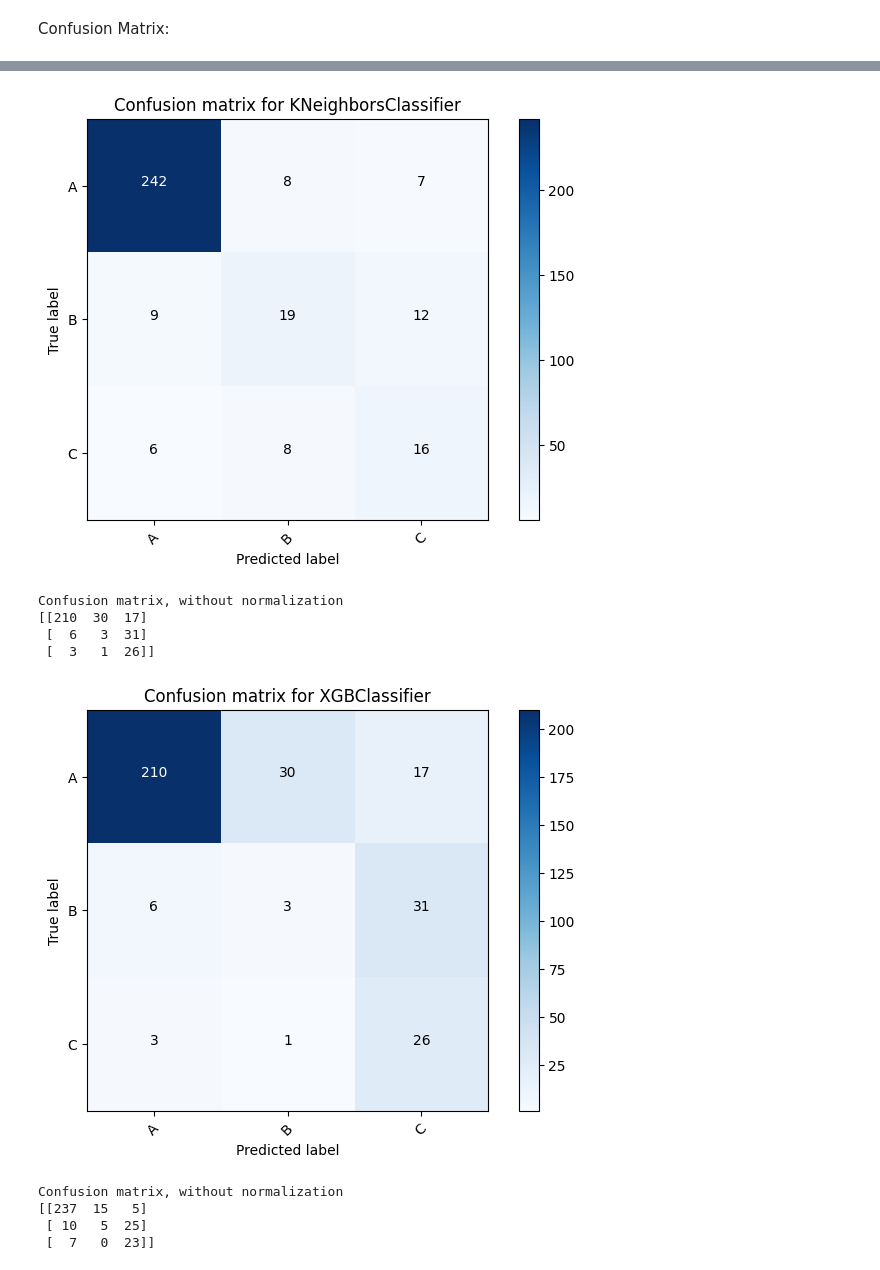
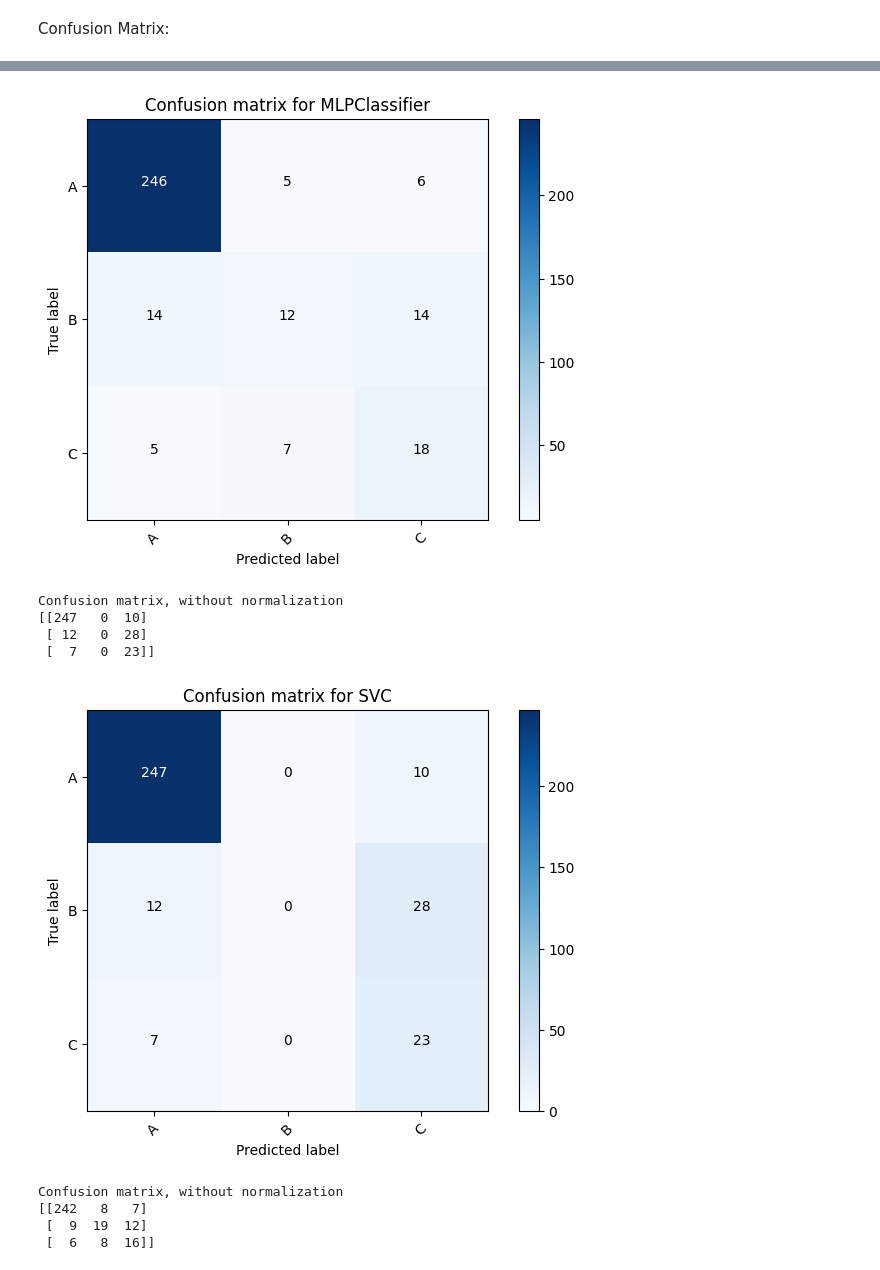
Before and after one commit to NimaFrj/Kaggle-Notebooks, a Jupyter notebook: transformer-paper.ipynb, the cells around one changed output, grey strips where cells are left out. Drawn from its saved outputs; the diff is of its cells as text; code cells hidden in the pictures.

```diff
--- a/transformer-paper.ipynb
+++ b/transformer-paper.ipynb
@@ -214,8 +203,8 @@ VotingClassifier(estimators=[('knn', KNeighborsClassifier(n_neighbors=3)),
 Here is a comparison of different models and the voting classifier.
 # %%
 from sklearn.metrics import accuracy_score
-for clf in (mlp_clf, svm_clf, #ada_clf,
-            knn_clf, xgb_clf, #nb_clf,
+for clf in (mlp_clf, svm_clf, ada_clf,
+            knn_clf, xgb_clf, rf_clf, nb_clf,
             lr_clf, voting_clf):
     clf.fit(X_train_A[useful_features], y_train_A)
     y_pred_A = clf.predict(X_test_A[useful_features])
@@ -253,0 +249,10 @@ Confusion matrix, without normalization
+# %%
+class_names = ['A', 'B', 'C']
+knn_clf.fit(X_train_A[useful_features], y_train_A)
+y_pred_A = knn_clf.predict(X_test_A[useful_features])
+cnf_matrix = confusion_matrix(y_test_A, y_pred_A)
+np.set_printoptions(precision=2)
+plt.figure()
+plot_confusion_matrix(cnf_matrix, classes=class_names,
+                      title='Confusion matrix for ' + knn_clf.__class__.__name__)
+plt.show()
@@ -273,13 +284,14 @@ knn_clf = KNeighborsClassifier()
 xgb_clf = XGBClassifier(learning_rate=0.01, n_estimators=300, max_depth=3, subsample=0.7)
 mlp_clf = MLPClassifier(hidden_layer_sizes=(100,), max_iter=1000)
 nb_clf = GaussianNB()
-#ada_clf = AdaBoostClassifier(n_estimators=50, learning_rate=0.003)
+ada_clf = AdaBoostClassifier(n_estimators=50, learning_rate=0.003)
 
 voting_clf = VotingClassifier(
-  estimators=[#('nn', mlp_clf),
-              #('svc', svm_clf),
+  estimators=[('nn', mlp_clf),
+              ('svc', svm_clf),
               ('knn', knn_clf), #('ada', ada_clf),('nb', nb_clf)
-              ('xgb', xgb_clf), ('lr', lr_clf)],
+              ('lr', lr_clf),#('xgb', xgb_clf)
+             ],
   voting='hard')
 voting_clf.fit(X_A[useful_features], y_A)
 # %% [output]
@@ -303,8 +302,8 @@ VotingClassifier(estimators=[('knn', KNeighborsClassifier()),
 # %%
 from sklearn.metrics import accuracy_score
 
-for clf in (#mlp_clf, svm_clf, #ada_clf,
-            knn_clf, xgb_clf, lr_clf, #nb_clf,
+for clf in (mlp_clf, svm_clf, ada_clf,
+            knn_clf, xgb_clf, lr_clf, nb_clf,
             voting_clf):
     clf.fit(X_A[useful_features], y_A)
     y_pred_B = clf.predict(X_B[useful_features])
@@ -319,7 +322,7 @@ Confusion Matrix:
 # %%
 class_names = ['A', 'B', 'C']
 
-for clf in (#mlp_clf, svm_clf, #ada_clf,
+for clf in (mlp_clf, svm_clf, #ada_clf,
             knn_clf, xgb_clf, lr_clf, #nb_clf,
             voting_clf):
     clf.fit(X_A[useful_features], y_A)
@@ -338,10 +341,10 @@ Confusion matrix, without normalization
-[figure, old version]
+[figure, new version]
 Confusion matrix, without normalization
-[[210  30  17]
- [  6   3  31]
- [  3   1  26]]
+[[247   0  10]
+ [ 12   0  28]
+ [  7   0  23]]
-[figure, old version]
+[figure, new version]
 Confusion matrix, without normalization
-[[237  15   5]
- [ 10   5  25]
- [  7   0  23]]
+[[242   8   7]
+ [  9  19  12]
+ [  6   8  16]]
```
Also changed, not shown: parts of 13 cells of this notebook.
